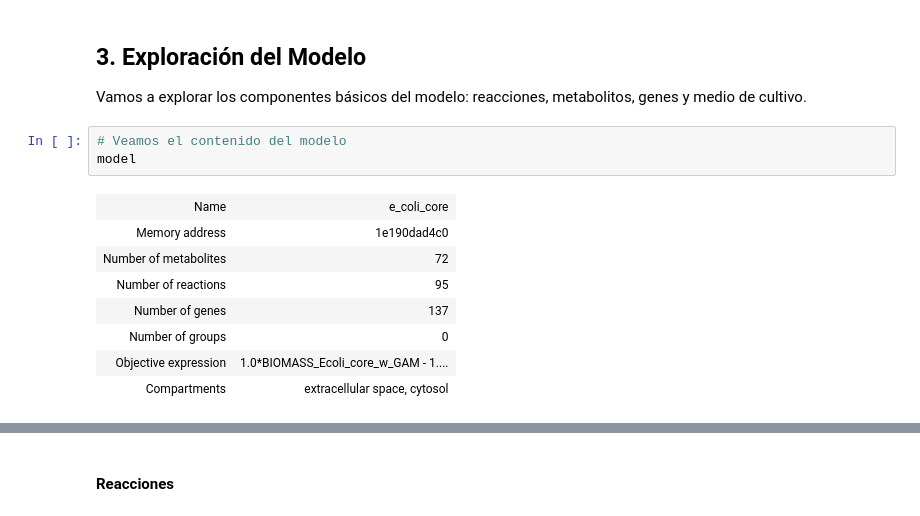
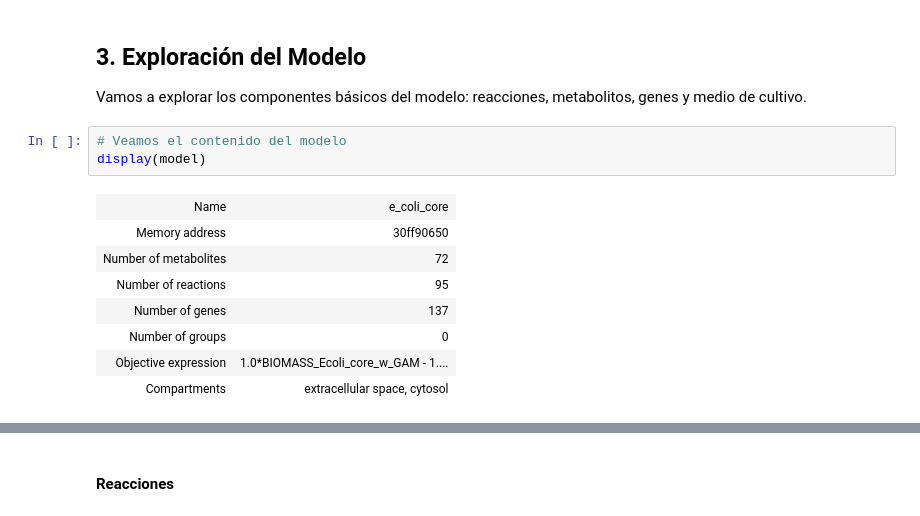
Before and after one commit to SysBioengLab/IIQ3823-Optimization-of-Metabolic-Networks, a Jupyter notebook: MaterialDeEstudio/Introduccion_a_Cobrapy.ipynb, the cells around one changed output, grey strips where cells are left out. Cells and saved outputs as stored; diff of their text form.

```diff
--- a/MaterialDeEstudio/Introduccion_a_Cobrapy.ipynb
+++ b/MaterialDeEstudio/Introduccion_a_Cobrapy.ipynb
@@ -40,10 +63,10 @@ Dirección de optimización: max
 Vamos a explorar los componentes básicos del modelo: reacciones, metabolitos, genes y medio de cultivo.
 # %%
 # Veamos el contenido del modelo
-model
+display(model)
 # %% [output]
 | Name | e_coli_core |
-| Memory address | 1e190dad4c0 |
+| Memory address | 30ff90650 |
 | Number of metabolites | 72 |
 | Number of reactions | 95 |
 | Number of genes | 137 |
```
Also changed, not shown: parts of 11 cells of this notebook, 1 other file.
